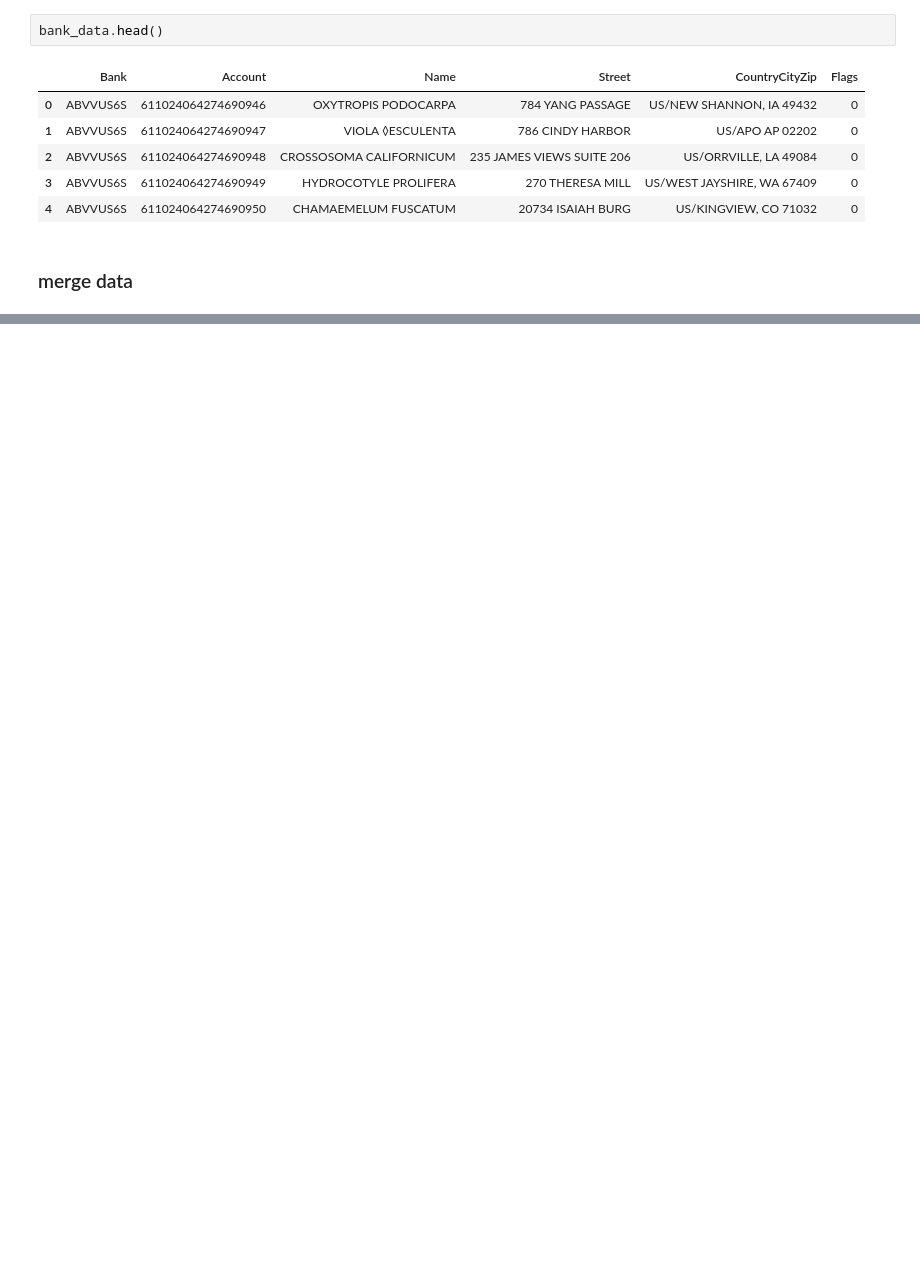
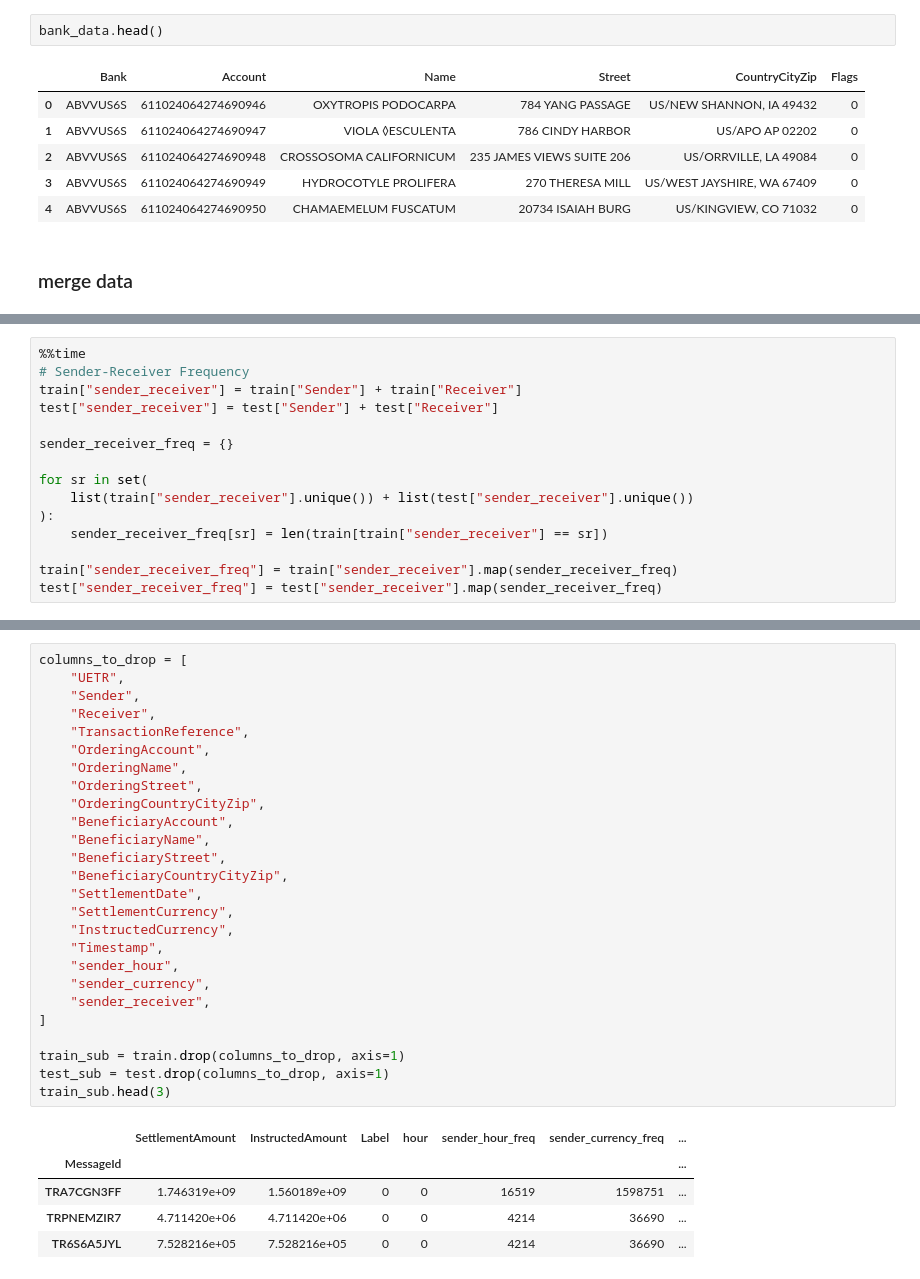
Before and after one commit to idsla/Scarlet-PETs, a Jupyter notebook: sitao/data_exploration.ipynb, the cells around one changed output, grey strips where cells are left out. Saved outputs shown, nothing was run; the diff lists cells and outputs as text; blank space fills up the shorter version.

```diff
--- a/sitao/data_exploration.ipynb
+++ b/sitao/data_exploration.ipynb
@@ -37,0 +81,15 @@ bank_data[bank_data['Account'] == 'PT92895792452733126420']
+# %%
+%%time
+# Sender-Receiver Frequency
+train["sender_receiver"] = train["Sender"] + train["Receiver"]
+test["sender_receiver"] = test["Sender"] + test["Receiver"]
+
+sender_receiver_freq = {}
+
+for sr in set(
+    list(train["sender_receiver"].unique()) + list(test["sender_receiver"].unique())
+):
+    sender_receiver_freq[sr] = len(train[train["sender_receiver"] == sr])
+
+train["sender_receiver_freq"] = train["sender_receiver"].map(sender_receiver_freq)
+test["sender_receiver_freq"] = test["sender_receiver"].map(sender_receiver_freq)
@@ -37,0 +99,32 @@ bank_data[bank_data['Account'] == 'PT92895792452733126420']
+# %%
+columns_to_drop = [
+    "UETR",
+    "Sender",
+    "Receiver",
+    "TransactionReference",
+    "OrderingAccount",
+    "OrderingName",
+    "OrderingStreet",
+    "OrderingCountryCityZip",
+    "BeneficiaryAccount",
+    "BeneficiaryName",
+    "BeneficiaryStreet",
+    "BeneficiaryCountryCityZip",
+    "SettlementDate",
+    "SettlementCurrency",
+    "InstructedCurrency",
+    "Timestamp",
+    "sender_hour",
+    "sender_currency",
+    "sender_receiver",
+]
+
+train_sub = train.drop(columns_to_drop, axis=1)
+test_sub = test.drop(columns_to_drop, axis=1)
+train_sub.head(3)
+# %% [output]
+|  | SettlementAmount | InstructedAmount | Label | hour | sender_hour_freq | sender_currency_freq | ... |
+| MessageId |  |  |  |  |  |  | ... |
+| TRA7CGN3FF | 1.746319e+09 | 1.560189e+09 | 0 | 0 | 16519 | 1598751 | ... |
+| TRPNEMZIR7 | 4.711420e+06 | 4.711420e+06 | 0 | 0 | 4214 | 36690 | ... |
+| TR6S6A5JYL | 7.528216e+05 | 7.528216e+05 | 0 | 0 | 4214 | 36690 | ... |
```
Also changed, not shown: parts of 11 cells of this notebook, 4 other files.
